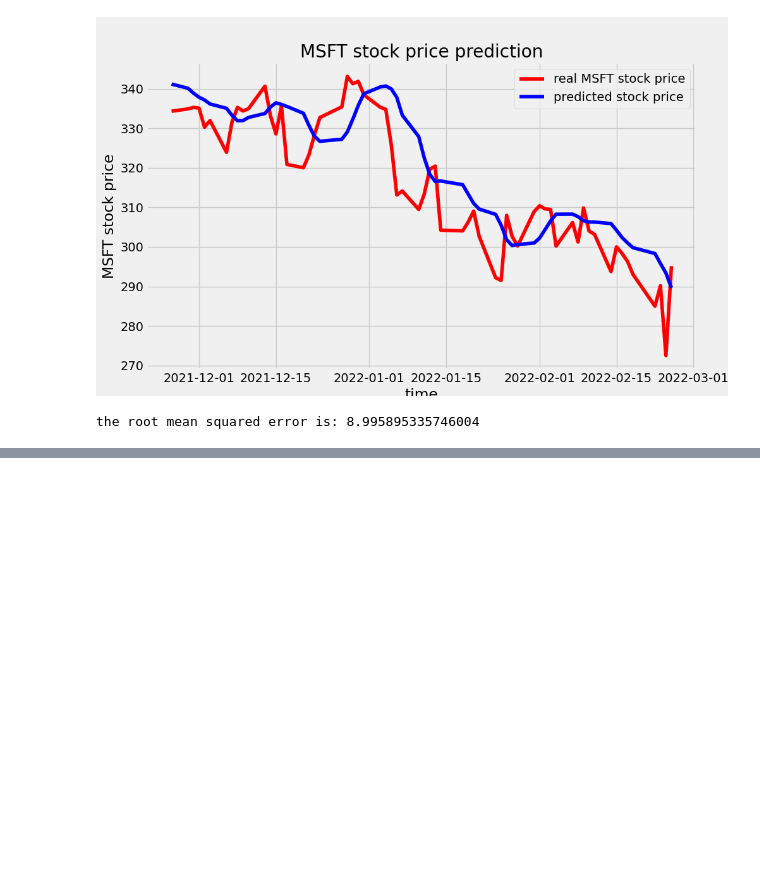
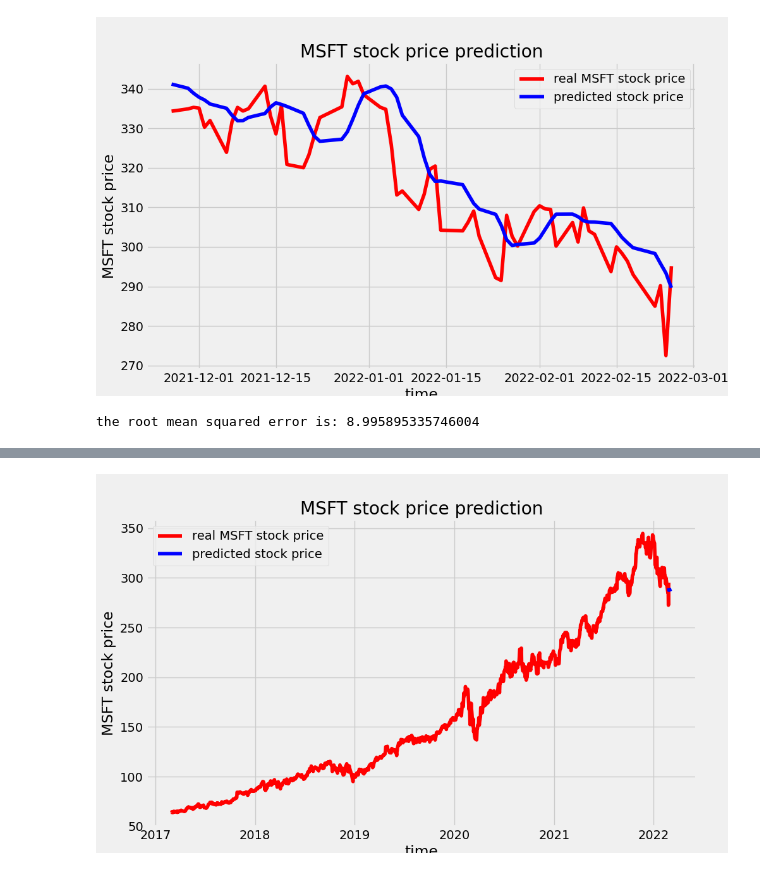
Before and after one commit to amangalampalli/stock-market-predictions, a Jupyter notebook: stock_market_predictions/forecasting/prediction/MSFT-5-Year-LSTM.ipynb, the cells around one changed output, grey strips where cells are left out. Cells and saved outputs as stored; diff of their text form; code cells hidden in the pictures; blank space fills up the shorter version.

```diff
--- a/stock_market_predictions/forecasting/prediction/MSFT-5-Year-LSTM.ipynb
+++ b/stock_market_predictions/forecasting/prediction/MSFT-5-Year-LSTM.ipynb
@@ -135,8 +117,8 @@ predicted_df.plot(label='Predicted')
 <AxesSubplot:xlabel='Date'>
 [figure]
 # %%
-def plot_predictions(test, predicted):
-    plt.figure(4, figsize=(10,6))
+def plot_predictions(test, predicted, figure_number):
+    plt.figure(figure_number, figsize=(10,6))
     plt.plot(test, color="red", label="real MSFT stock price")
     plt.plot(predicted, color="blue", label="predicted stock price")
     plt.title("MSFT stock price prediction")
@@ -145,7 +127,7 @@ def plot_predictions(test, predicted):
     plt.legend()
     plt.show()
 
-plot_predictions(test_set, predicted_df)
+plot_predictions(test_set, predicted_df, 4)
 # %% [output]
 [figure]
 # %%
@@ -214,0 +198,5 @@ future_predictions_df.plot(label='Predicted', figsize=(10,6))
+# %%
+# Plot future_predictions_df alongside test and predicted
+plot_predictions(df, future_predictions_df, 10)
+# %% [output]
+[figure, added]
```
Also changed, not shown: parts of 5 cells of this notebook, 1 other file.
